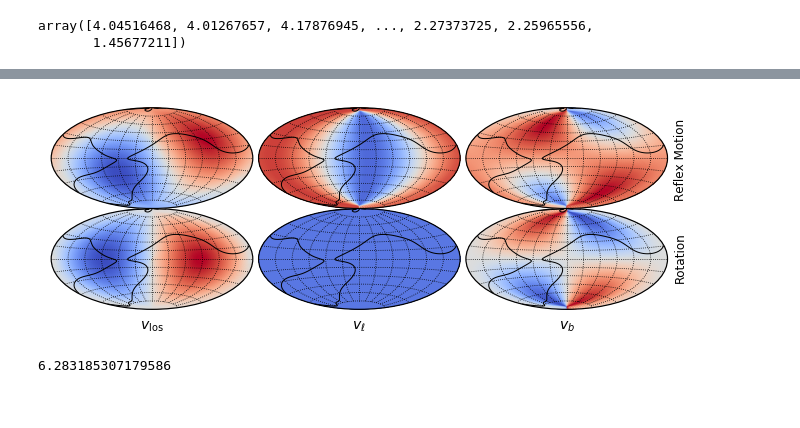
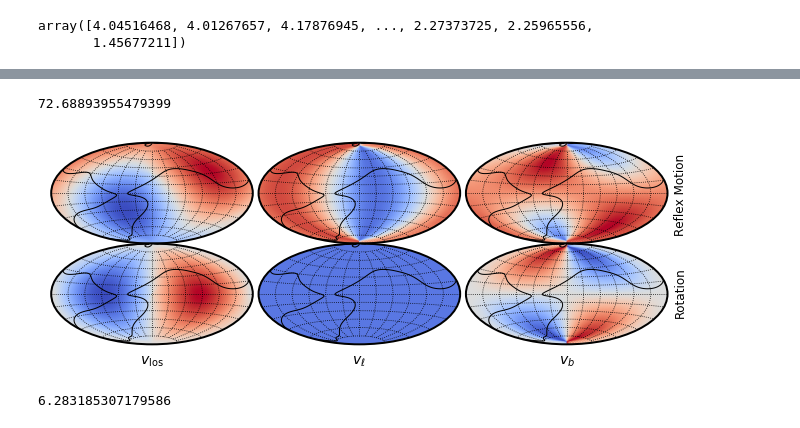
Before and after one commit to michael-petersen/ReflexMotion, a Jupyter notebook: Dynamical-Analysis.ipynb, the cells around one changed output, grey strips where cells are left out. Cells and saved outputs as stored; diff of their text form; code cells hidden in the pictures.

```diff
--- a/Dynamical-Analysis.ipynb
+++ b/Dynamical-Analysis.ipynb
@@ -435,10 +432,16 @@ plt.scatter(-l,b,color=cm.coolwarm((vel-np.nanmin(velstretch))/(np.nanmax(velstr
+# %%
+phi = np.nanpercentile(ALL['phi'],50)
+
+print(phi)
+# %% [output]
+72.68893955479399
 # %%
 velstretch = np.linspace(-32,32,64)
 
 # set up model 2
 
-phi = np.nanpercentile(ALL['phi'],50)
-theta = 120.#90.-np.nanpercentile(ALL['theta'],50)
+phi = 56.
+theta = 90+34.#120.#90.-np.nanpercentile(ALL['theta'],50)
 
 
 psi = 0.
@@ -493,34 +496,34 @@ l[l>np.pi]-=2.*np.pi
 ax5.scatter(-l,b,color=cm.coolwarm((vel-np.nanmin(velstretch))/(np.nanmax(velstretch)-np.nanmin(velstretch)),1.),s=20.)
 
 vel = rm.undo_proper_motion(mub,dist)
 velstretch = np.linspace(-1.,1.,64)
 l[l>np.pi]-=2.*np.pi
 ax6.scatter(-l,b,color=cm.coolwarm((vel-np.nanmin(velstretch))/(np.nanmax(velstretch)-np.nanmin(velstretch)),1.),s=20.)
 
 
 
 
 for ax in [ax1,ax2,ax3,ax4,ax5,ax6]:
     ax.grid(True,color='black',linestyle='dotted')
     ax.set_xticklabels(())
     ax.set_yticklabels(())
     #xx[xx>180.]-=360.
     ax.contour(-(np.pi/180.)*xx,(np.pi/180.)*yy,-np.log10(bhbw),[5.],colors='black',linewidths=1.)
 
 plt.text(0.32/2.,     0.14,'$v_{\\rm los}$',size=14,transform=fig.transFigure,ha='center',va='center')
 plt.text(0.32/2.+0.32,0.14,'$v_{\ell}$',size=14,transform=fig.transFigure,ha='center',va='center')
 plt.text(0.32/2.+0.64,0.14,'$v_{b}$',size=14,transform=fig.transFigure,ha='center',va='center')
 
 plt.text( 0.965, 0.72, 'Reflex Motion', color='black',size=12,ha='left', va='center', transform=fig.transFigure,rotation=90)
 plt.text( 0.965, 0.38, 'Rotation', color='black',size=12,ha='left', va='center', transform=fig.transFigure,rotation=90)
 
 
 
 
 
 plt.savefig('figures/model_values.png',dpi=300)
 # %% [output]
-[figure, old version]
+[figure, new version]
 # %%
 convert figures/model_values.png ~/Desktop/Nature/Figures/model_clean.pdf
 pdftops -eps -level3 ~/Desktop/Nature/Figures/model_clean.pdf ~/Desktop/Nature/Figures/model_clean.eps
```
Also changed, not shown: parts of 1 cell of this notebook, 3 other files.
